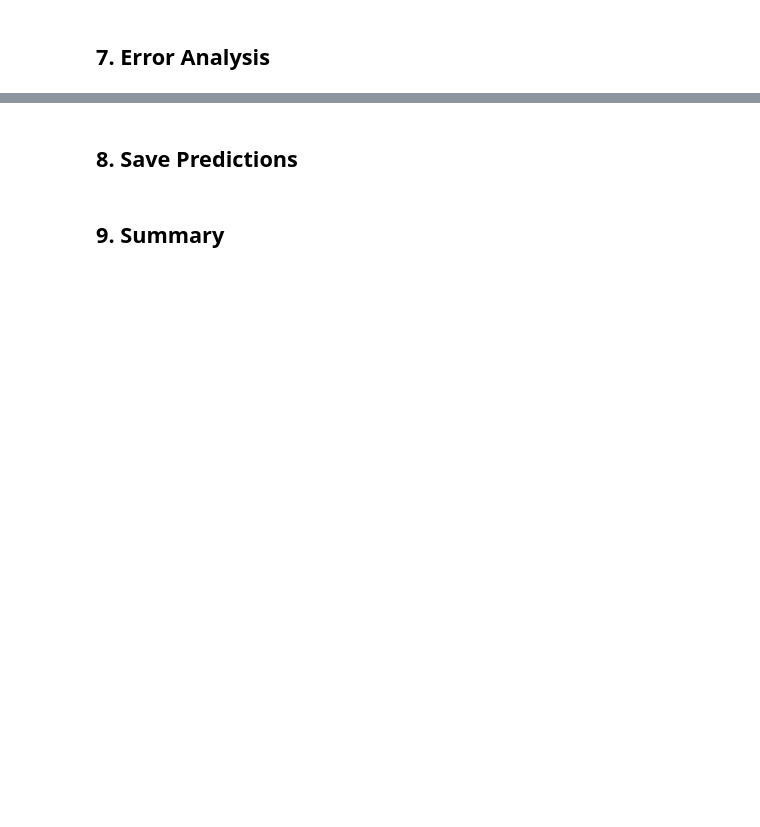
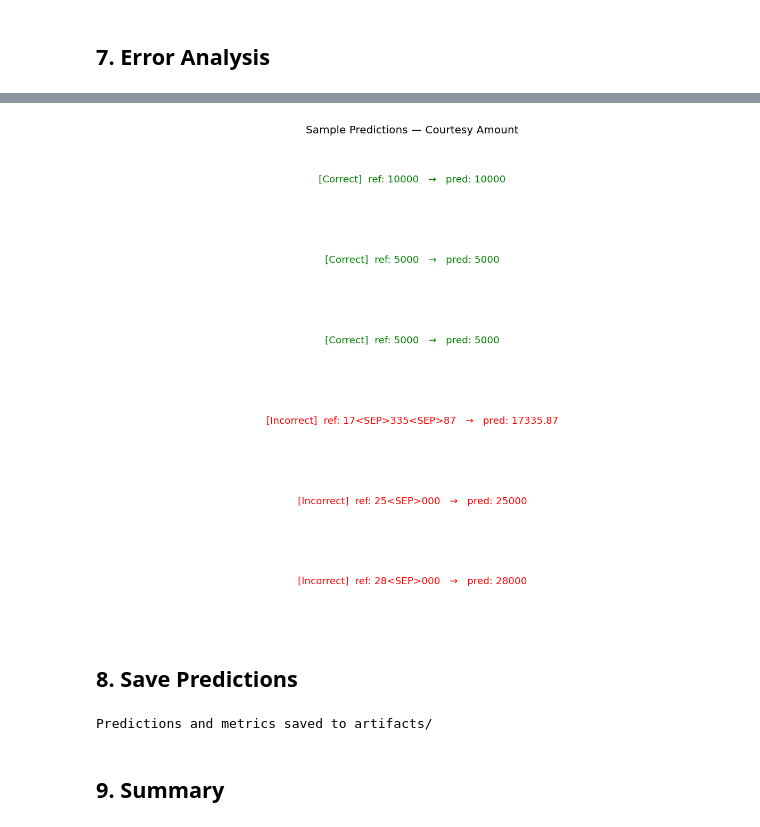
Before and after one commit to MoAlsheqaih/arabic-bank-check-processing, a Jupyter notebook: codebase/02_Part_B_Courtesy.ipynb, the cells around one changed output, grey strips where cells are left out. Saved outputs shown, nothing was run; the diff lists cells and outputs as text; code cells hidden in the pictures; blank space fills up the shorter version.

```diff
--- a/codebase/02_Part_B_Courtesy.ipynb
+++ b/codebase/02_Part_B_Courtesy.ipynb
@@ -137,7 +148,7 @@ class CourtesyDataset(Dataset):
         new_w = max(self.min_w, int(w * self.img_h / h))
         img   = img.resize((new_w, self.img_h), Image.BILINEAR)
 
-        # To tensor and normalise to [0, 1]; invert so ink = high
+        # To tensor and normalise to [0, 1]
         img_t = T.ToTensor()(img)          # (1, H, W), range [0,1]
 
         # Encode label
@@ -175,11 +186,12 @@ train_sub, val_sub = torch.utils.data.random_split(
     generator=torch.Generator().manual_seed(SEED)
 )
 
+# num_workers=0 avoids Windows multiprocessing stdout issues in Jupyter
 train_loader = DataLoader(train_sub, batch_size=BATCH, shuffle=True,
-                          collate_fn=collate_fn, num_workers=2, pin_memory=True)
+                          collate_fn=collate_fn, num_workers=0, pin_memory=True)
 val_loader   = DataLoader(val_sub,   batch_size=BATCH, shuffle=False,
-                          collate_fn=collate_fn, num_workers=2, pin_memory=True)
+                          collate_fn=collate_fn, num_workers=0, pin_memory=True)
 test_loader  = DataLoader(test_ds,   batch_size=BATCH, shuffle=False,
-                          collate_fn=collate_fn, num_workers=2, pin_memory=True)
+                          collate_fn=collate_fn, num_workers=0, pin_memory=True)
 
 print(f'Train: {train_size} | Val: {val_size} | Test: {len(test_ds)}')
@@ -436,24 +498,22 @@ plt.show()
 # %%
-
-test_img_list = sorted((CROPS_DIR / 'test' / 'courtesy').glob('*.tif'))
-fname_to_idx  = {p.name: i for i, p in enumerate(test_ds.samples)}
-
 correct   = [(r, h) for d, r, h in errors if d == 0][:3]
 incorrect = [(r, h) for d, r, h in errors if d > 0][:3]
 
 fig, axes = plt.subplots(6, 1, figsize=(10, 8))
 pairs = [('Correct', c) for c in correct] + [('Incorrect', c) for c in incorrect]
 for ax, (label, (ref, hyp)) in zip(axes, pairs):
     ax.text(0.5, 0.5,
             f'[{label}]  ref: {"".join(ref)}   →   pred: {"".join(hyp)}',
             ha='center', va='center', fontsize=11,
             color='green' if label == 'Correct' else 'red',
             transform=ax.transAxes)
     ax.axis('off')
 plt.suptitle('Sample Predictions — Courtesy Amount', fontsize=12)
 plt.tight_layout()
 plt.savefig(ARTIFACTS / 'partB_samples.png', bbox_inches='tight')
 plt.show()
+# %% [output]
+[figure, added]
 # %% [markdown]
 ## 8. Save Predictions
 # %%
@@ -478,6 +538,8 @@ with open(ARTIFACTS / 'partB_metrics.json', 'w') as f:
     json.dump(metrics, f, indent=2)
 
 print('Predictions and metrics saved to artifacts/')
+# %% [output]
+Predictions and metrics saved to artifacts/
 # %% [markdown]
 ## 9. Summary
 # %%
```
Also changed, not shown: parts of 11 cells of this notebook, 5 other files.
